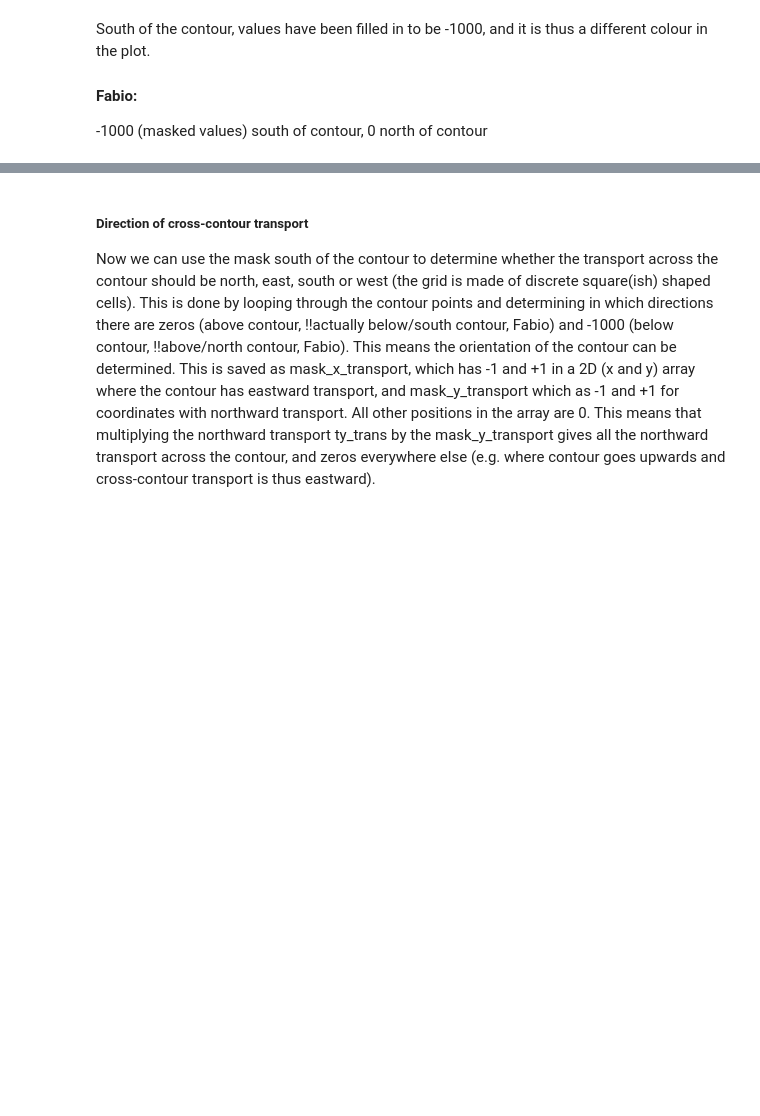
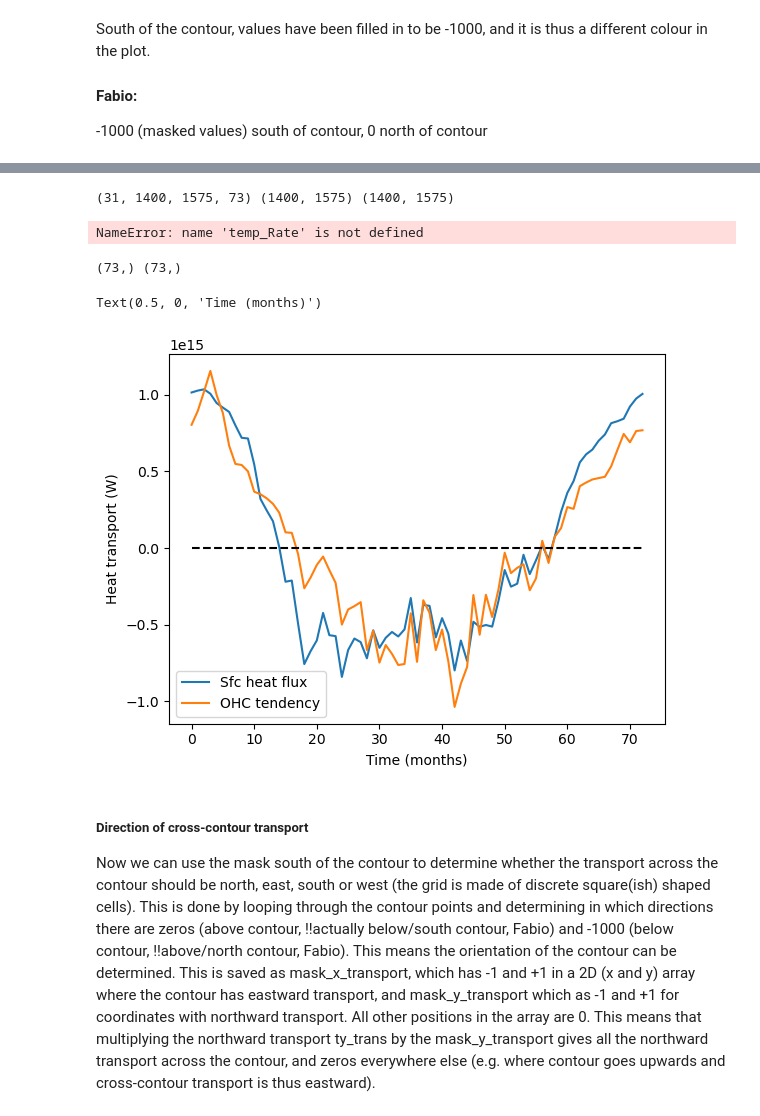
Before and after one commit to fabiobdias/waom_notebook, a Jupyter notebook: OHB_shelf/WAOM4extend_shflim_S_0.25Q_OHB_shelf.ipynb, the cells around one changed output, grey strips where cells are left out. Drawn from its saved outputs; the diff is of its cells as text; code cells hidden in the pictures; blank space fills up the shorter version.

Commit message:
update OHB over the Antarctic shelf notebooks

```diff
--- a/OHB_shelf/WAOM4extend_shflim_S_0.25Q_OHB_shelf.ipynb
+++ b/OHB_shelf/WAOM4extend_shflim_S_0.25Q_OHB_shelf.ipynb
@@ -466,18 +679,12 @@ South of the contour, values have been filled in to be -1000, and it is thus a d
+# %%
+print(temp_Rate.shape, area.shape, mask_shelf2.shape)
+# %% [output]
+(31, 1400, 1575, 73) (1400, 1575) (1400, 1575)
 # %%
-# use -1000 mask to compute integral of surface heat fluxes and ocean heat content tendency:
+%%time
 
-## Integrated heat tendency and sfc heat flux terms to check heat budget closure:
-
-# 1. area-integral surface heat flux
-tlen = len(temp_Rate[:,0,0,0])
-area_sum =  np.nansum(np.nansum(area,axis=1), axis=0)
-
-shflux_int = np.empty((tlen))
-for mm in np.arange(0,tlen):
-    shflux_area = shflux[mm,:]*area*mask_shelf2
-    #shflux_int[mm] = np.divide(np.nansum(np.nansum(shflux_area,axis=1), axis=0), area_sum) # dividing by total area => units [W.m-2]
-    shflux_int[mm] = np.nansum(np.nansum(shflux_area,axis=1), axis=0)
-    del shflux_area
+# re-organise temp_Rate to match with dz
+temp_Rate = temp_Rate.transpose('ocean_time','s_rho','eta_rho','xi_rho') #3,0,1,2)
 
 # 2. volume-integral heat tendency
 temp_rate_int = np.empty((tlen))
@@ -485,14 +692,20 @@ temp_rate_vol = np.empty(np.squeeze(temp_Rate[:,0,:,:]).shape)
 for mm in np.arange(0,tlen):
 # - multplying by dz:
     temp_rate_dz = temp_Rate[mm,:]*dz[mm,:]
+    if mm == 1:
+        print(temp_rate_dz.shape)
+# integrating vertically
     temp_rate_vint = np.sum(temp_rate_dz, axis=0)
     temp_rate_vol[mm,:] = temp_rate_vint*area*mask_shelf2
     #temp_rate_int[mm] = np.divide(np.nansum(np.nansum(temp_rate_vol[mm,:],axis=1), axis=0)*Cp*rho0, area_sum) # dividing by total area => units [W.m-2]
     temp_rate_int[mm] = np.nansum(np.nansum(temp_rate_vol[mm,:],axis=1), axis=0)*Cp*rho0
 
+
+# - quick plot with annual avg maps:
+
 fig, ax = plt.subplots(ncols=2, figsize = (12,5))
 
-aa=ax[0].pcolormesh(np.mean(temp_rate_vol, axis=0), vmin=-100, vmax=100, cmap='coolwarm')
+aa=ax[0].pcolormesh(np.mean(temp_rate_vol, axis=0)*mask_shelf2, vmin=-100, vmax=100, cmap='coolwarm')
 # plt.colorbar(aa)
 
 bb=ax[1].pcolormesh(np.nanmean(shflux, axis=0)*mask_shelf2, vmin=-100, vmax=100, cmap='coolwarm')
@@ -500,10 +713,16 @@ bb=ax[1].pcolormesh(np.nanmean(shflux, axis=0)*mask_shelf2, vmin=-100, vmax=100,
 cax2 = plt.axes([0.92, 0.12, 0.01, 0.75])
 cb = plt.colorbar(bb, cax=cax2, orientation='vertical')
 cb.ax.set_ylabel('W.m$^{-2}$')
+# %% [output]
+NameError: name 'temp_Rate' is not defined
 # %%
 # OHB integrated
 print(np.nanmean(temp_rate_int)*1e-15)
 print(np.nanmean(shflux_int)*1e-15)
+# %%
+print(temp_rate_int.shape, shflux_int.shape)
+# %% [output]
+(73,) (73,)
 # %%
 # # save 5-days maps of dOHC/dt and shflux:
 
@@ -525,17 +744,21 @@ print(np.nanmean(shflux_int)*1e-15)
 # %%
 ohc_tend = temp_rate_int - np.nanmean(temp_rate_int)
 shflux_tend = shflux_int - np.nanmean(shflux_int)
-months=np.arange(0,12)#*(30.41667)
+months=np.arange(0,73)*(5/30.41667)
 
-plt.plot(months,shflux_tend, label='Sfc heat flux')
-plt.plot(months,ohc_tend, label='OHC tendency')
-plt.plot(months,shflux_int*0,'--k')
-plt.plot(months,ohc_tend - shflux_tend, '--r', label='residual',linewidth=0.5)
+# months,
+plt.plot(shflux_tend, label='Sfc heat flux')
+plt.plot(-np.divide(ohc_tend,4), label='OHC tendency')
+plt.plot(shflux_int*0,'--k')
+# plt.plot(ohc_tend + shflux_tend, '--r', label='residual',linewidth=0.5)
 # ax.
 
 plt.legend()
 plt.ylabel('Heat transport (W)')
 plt.xlabel('Time (months)')
+# %% [output]
+Text(0.5, 0, 'Time (months)')
+[figure, added]
 # %% [markdown]
 ##### Direction of cross-contour transport
 
```
Also changed, not shown: parts of 27 cells of this notebook, 8 other files.
